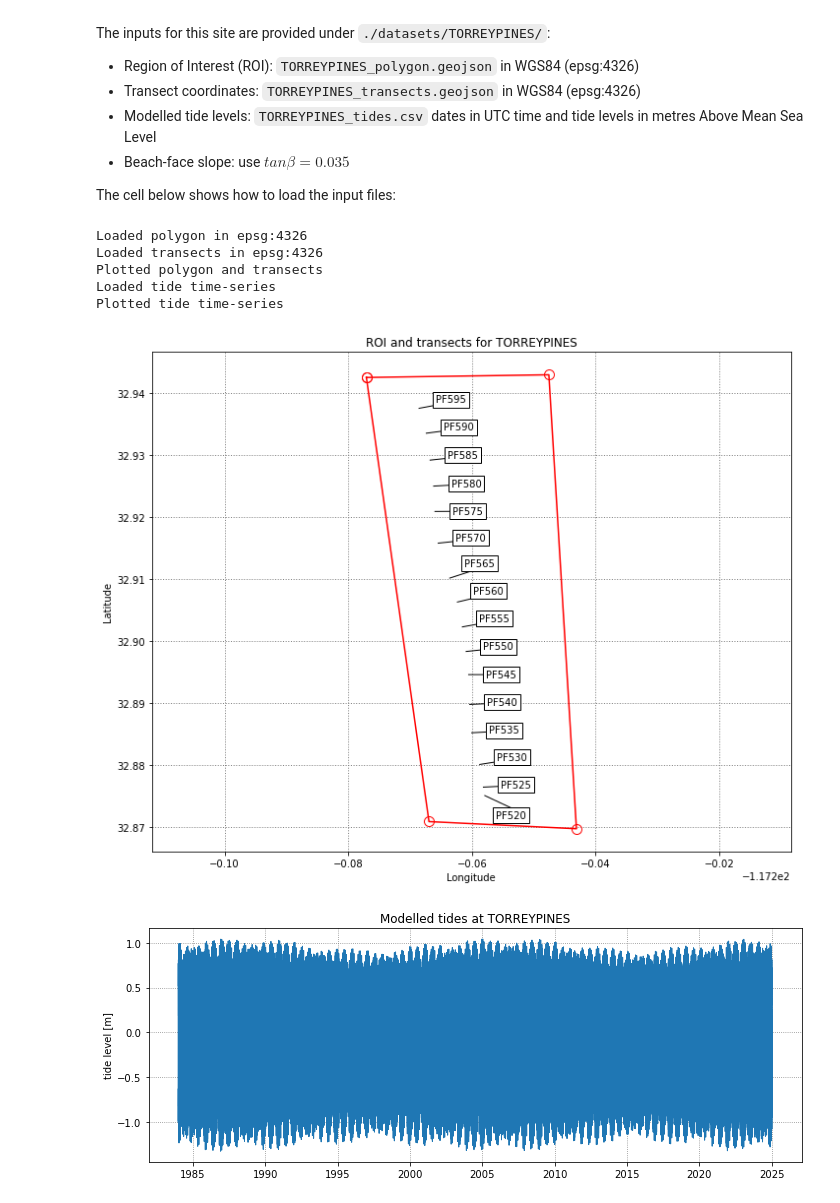
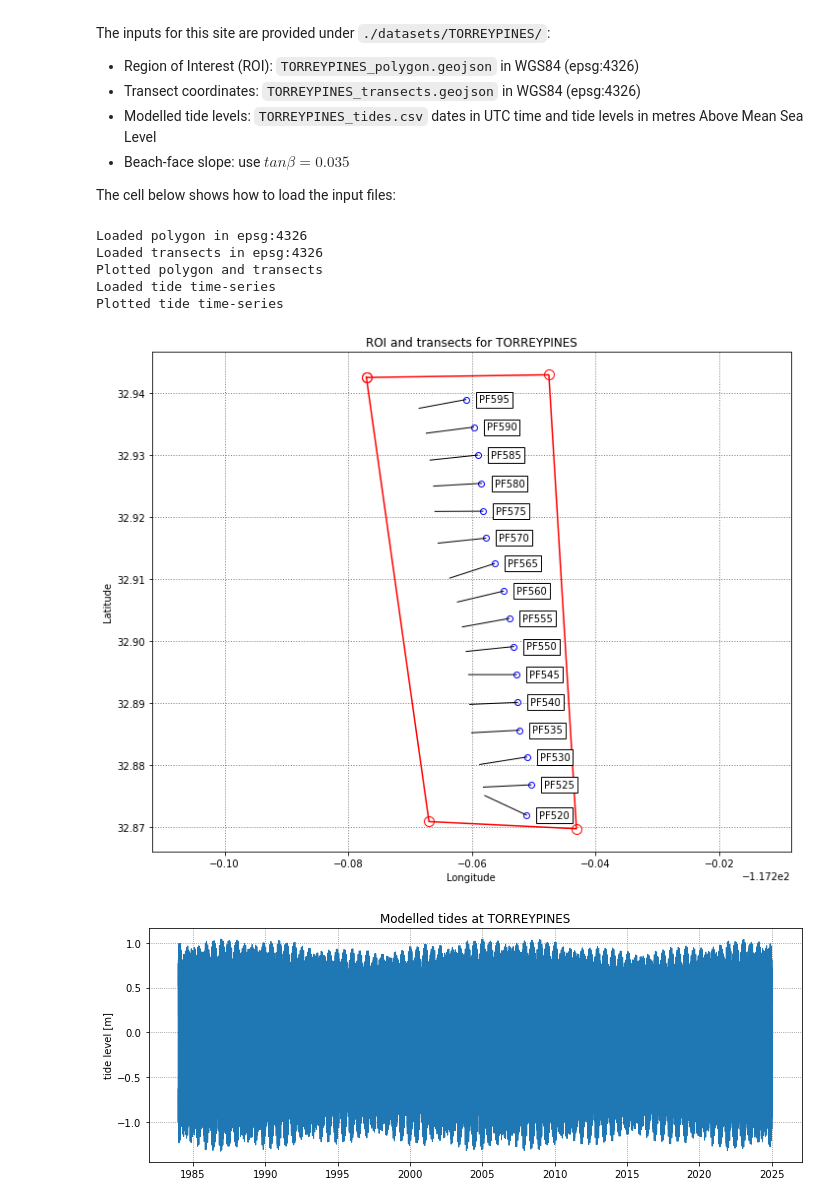
Before and after one commit to SatelliteShorelines/SDS_Benchmark, a Jupyter notebook: 1_preprocess_datasets.ipynb, the cells around one changed output. Saved outputs shown, nothing was run; the diff lists cells and outputs as text; code cells hidden in the pictures.

```diff
--- a/1_preprocess_datasets.ipynb
+++ b/1_preprocess_datasets.ipynb
@@ -850,33 +850,33 @@ ax.grid(which='major',ls=':',c='0.5',lw=1)
 ax.axis('equal')
 ax.set(xlabel='Longitude',ylabel='Latitude',title='ROI and transects for %s'%sitename)
 selected_transects = gdf_transects['name']
 for i,key in enumerate(selected_transects):
     if i % 5 == 0 : # plot one every 5 transects
         ax.plot(transects[key][0,0],transects[key][0,1], 'bo',mfc='None',ms=6)
         ax.plot(transects[key][:,0],transects[key][:,1],'k-',lw=1)
-        ax.text(transects[key][0,0], transects[key][0,1], key,
+        ax.text(transects[key][0,0]+0.007, transects[key][0,1], key,
                 va='center', ha='right', bbox=dict(boxstyle="square", ec='k',fc='w'))
 ax.plot(polygon[:,0],polygon[:,1],'r-o',mfc='None',ms=10)
 print('Plotted polygon and transects')
 
 # load tide time-series
 fn_tides = os.path.join(data_folder,'%s_tides.csv'%sitename)
 tide_data = pd.read_csv(fn_tides, parse_dates=['dates'])
 dates_ts = [_.to_pydatetime() for _ in tide_data['dates']]
 tides_ts = np.array(tide_data['tides'])
 print('Loaded tide time-series')
 
 # plot tide time-series
 fig, ax = plt.subplots(1,1,figsize=(10,4), tight_layout=True)
 ax.grid(which='major', linestyle=':', color='0.5')
 ax.plot(tide_data['dates'], tide_data['tides'], '-',lw=1)
 ax.set(ylabel='tide level [m]',title='Modelled tides at %s'%sitename)
 print('Plotted tide time-series')
 # %% [output]
 Loaded polygon in epsg:4326
 Loaded transects in epsg:4326
 Plotted polygon and transects
 Loaded tide time-series
 Plotted tide time-series
-[figure, old version]
+[figure, new version]
 [figure]
```
